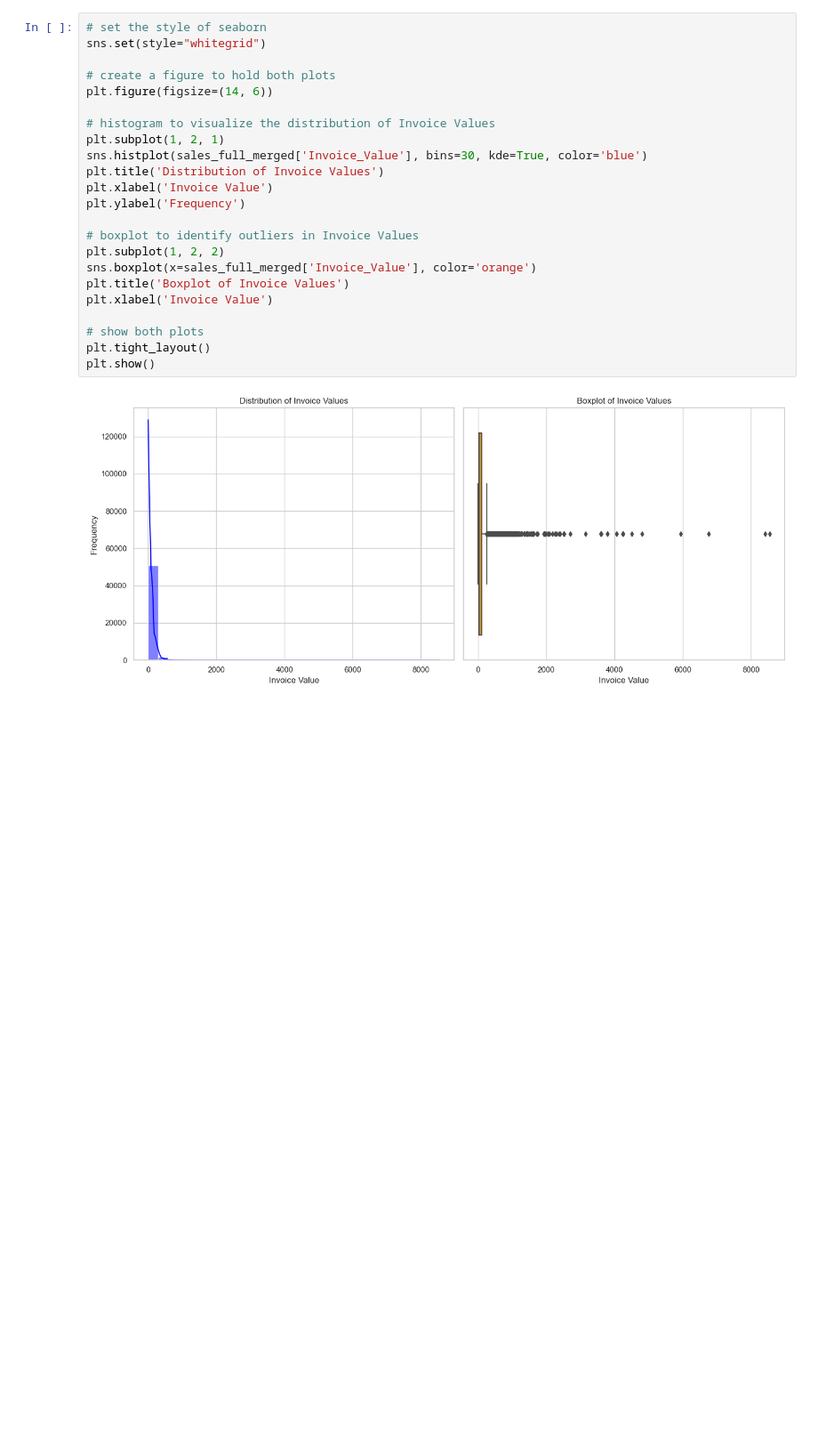
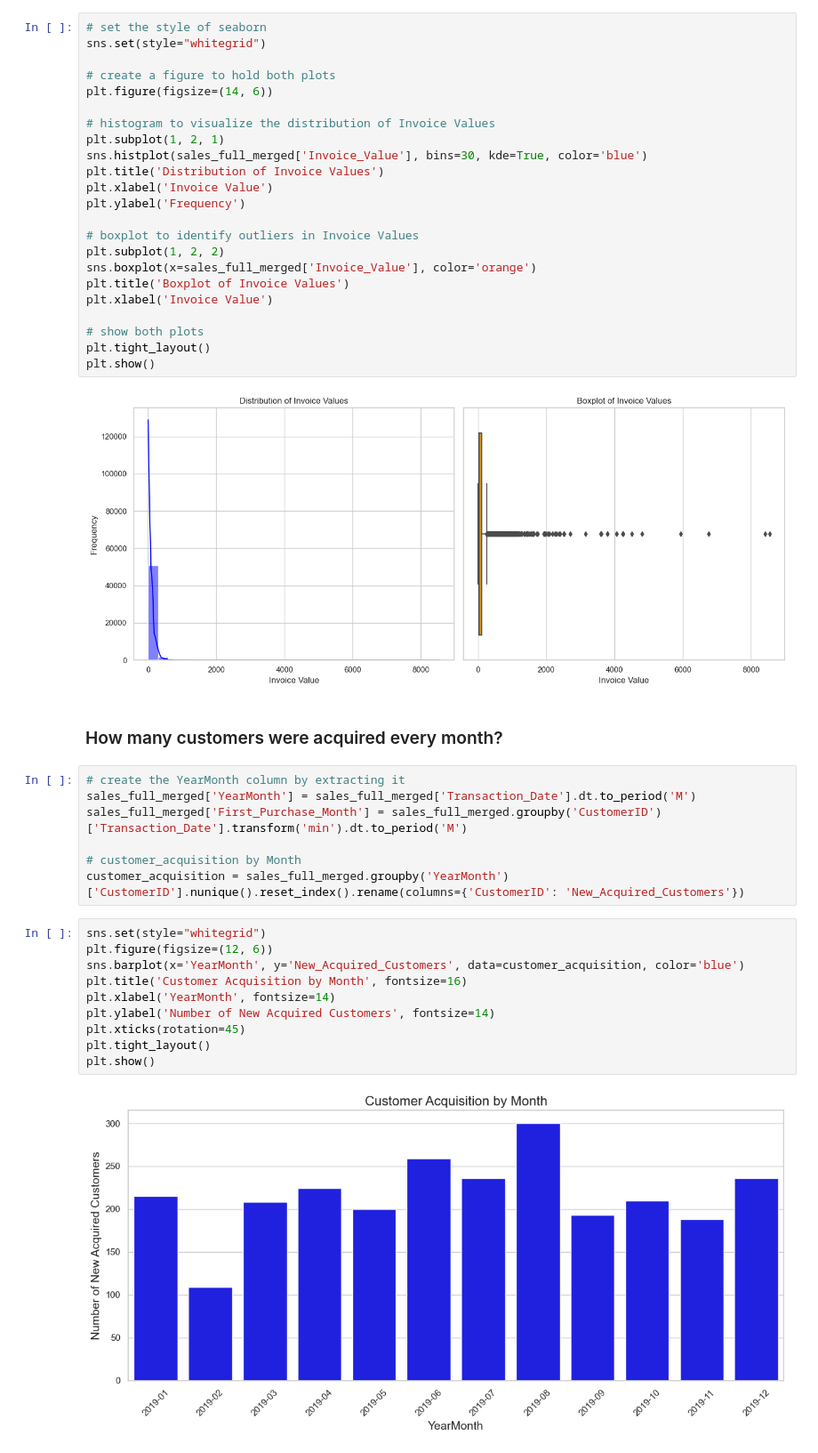
Before and after one commit to moraditya/finding-marketing-insights-Amazon, a Jupyter notebook: data-analysis/amazon-marketing-insights-EDA.ipynb, the cells around one changed output. Shown at 89% size. Cells and saved outputs as stored; diff of their text form; blank space fills up the shorter version.

Commit message:
Added customer retention and customer acquisition metrics to the file along with their respective visualizations

```diff
--- a/data-analysis/amazon-marketing-insights-EDA.ipynb
+++ b/data-analysis/amazon-marketing-insights-EDA.ipynb
@@ -140,3 +140,24 @@ plt.tight_layout()
 plt.show()
 # %% [output]
 [figure]
+# %% [markdown]
+### How many customers were acquired every month?
+# %%
+# create the YearMonth column by extracting it
+sales_full_merged['YearMonth'] = sales_full_merged['Transaction_Date'].dt.to_period('M')
+sales_full_merged['First_Purchase_Month'] = sales_full_merged.groupby('CustomerID')['Transaction_Date'].transform('min').dt.to_period('M')
+
+# customer_acquisition by Month
+customer_acquisition = sales_full_merged.groupby('YearMonth')['CustomerID'].nunique().reset_index().rename(columns={'CustomerID': 'New_Acquired_Customers'})
+# %%
+sns.set(style="whitegrid")
+plt.figure(figsize=(12, 6))
+sns.barplot(x='YearMonth', y='New_Acquired_Customers', data=customer_acquisition, color='blue')
+plt.title('Customer Acquisition by Month', fontsize=16)
+plt.xlabel('YearMonth', fontsize=14)
+plt.ylabel('Number of New Acquired Customers', fontsize=14)
+plt.xticks(rotation=45)
+plt.tight_layout()
+plt.show()
+# %% [output]
+[figure, added]
```
Also changed, not shown: parts of 3 cells of this notebook.
